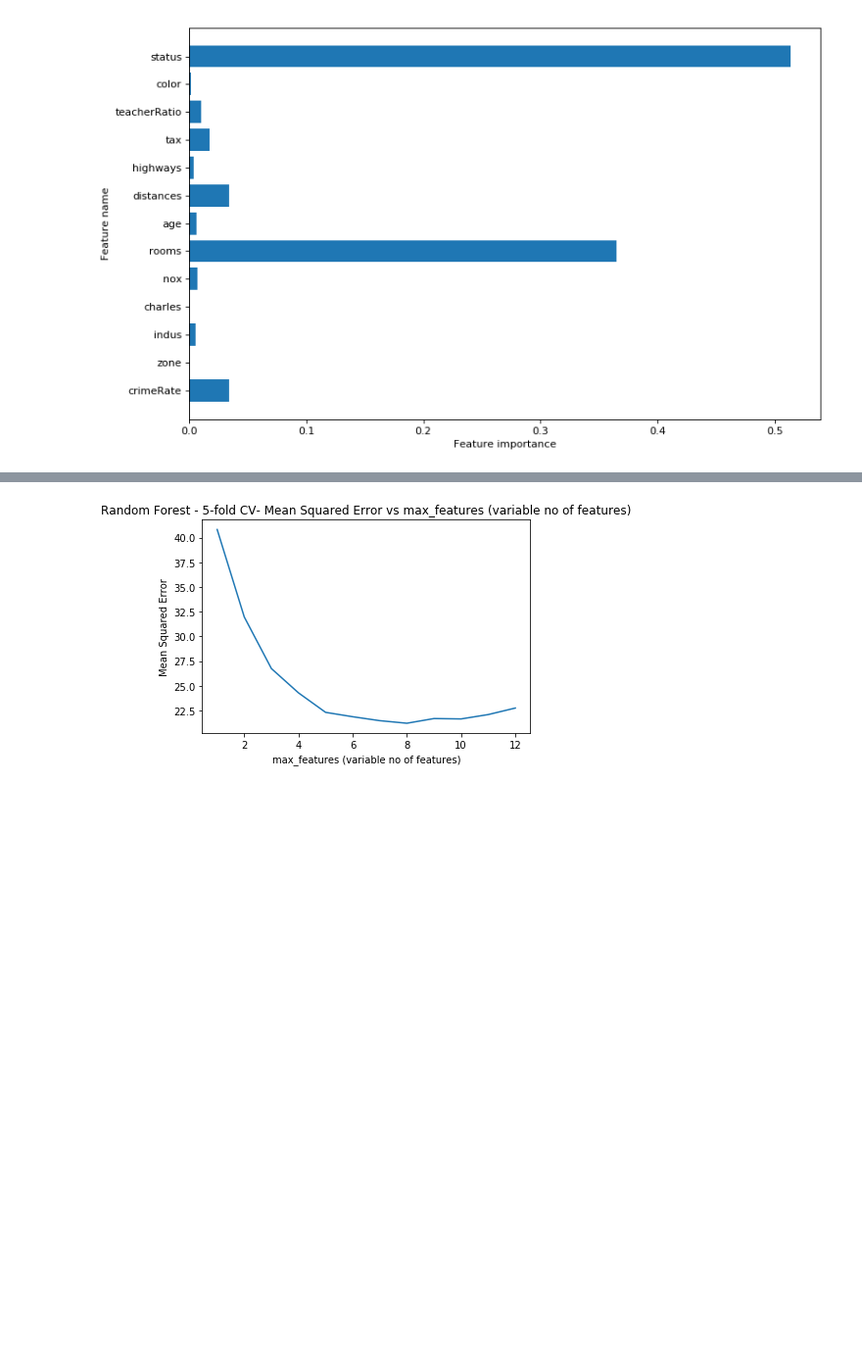
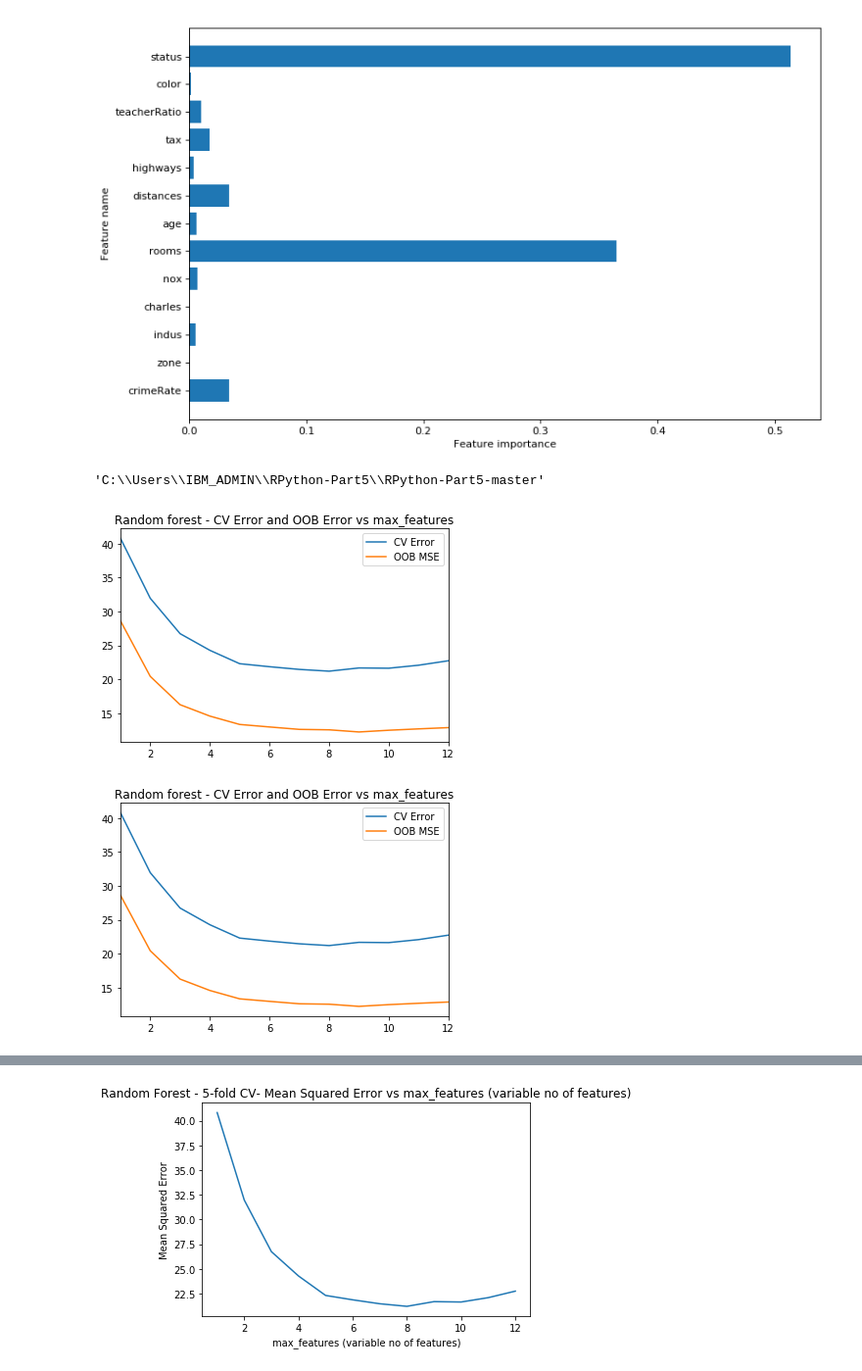
Before and after one commit to tvganesh/RPython-Part5, a Jupyter notebook: RandPython-Part5.ipynb, the cells around one changed output, grey strips where cells are left out. Shown at 98% size. Cells and saved outputs as stored; diff of their text form; code cells hidden in the pictures; blank space fills up the shorter version.

```diff
--- a/RandPython-Part5.ipynb
+++ b/RandPython-Part5.ipynb
@@ -224,7 +234,18 @@ R-squared score (test): 0.734
   0.00638577  0.03432173  0.0041244   0.01732328  0.01074148  0.0012638
   0.51373683]
 [figure]
+# %%
+os.getcwd()
+# %% [output]
+'C:\\Users\\IBM_ADMIN\\RPython-Part5\\RPython-Part5-master'
 # %%
+import numpy as np
+import pandas as pd
+import os
+import matplotlib.pyplot as plt
+from sklearn.model_selection import train_test_split
+from sklearn.ensemble import RandomForestRegressor
+from sklearn.model_selection import cross_val_score
 from sklearn.ensemble import RandomForestRegressor
 df = pd.read_csv("Boston.csv",encoding = "ISO-8859-1")
 
@@ -233,8 +254,36 @@ X=df[['crimeRate','zone', 'indus','charles','nox','rooms', 'age','distances','hi
 y=df['medianValue']
 
 cvError=[]
+oobError=[]
+oobMSE=[]
 for i in range(1,13):
-    regr = RandomForestRegressor(max_depth=4, n_estimators=400,max_features=i,random_state=0)
+    regr = RandomForestRegressor(max_depth=4, n_estimators=400,max_features=i,oob_score=True,random_state=0)
     mse= np.mean(cross_val_score(regr, X, y, cv=5,scoring = 'neg_mean_squared_error'))
     # Since this is neg_mean_squared_error I have inverted the sign to get MSE
     cvError.append(-mse)
+    # Fit on all data to compute OOB error
+    regr.fit(X, y)
+    # Record the OOB error for each `max_features=i` setting
+    oob = 1 - regr.oob_score_
+    oobError.append(oob)
+    # Get the  Out of Prediction
+    oobPred=regr.oob_prediction_
+    # Compute the Mean Squared Error between OOB Prediction and target
+    mseOOB=np.mean(np.square(oobPred-y))
+    oobMSE.append(mseOOB)
+# %%
+# Set max_features
+maxFeatures=np.arange(1,13)
+cvError=pd.DataFrame(cvError,index=maxFeatures)
+oobMSE=pd.DataFrame(oobMSE,index=maxFeatures)
+#Create a dataframe
+df=pd.concat([cvError,oobMSE],axis=1)
+df.columns=['CV Error','OOB MSE']
+
+fig8=df.plot()
+fig8=plt.title('Random forest - CV Error and OOB Error vs max_features')
+fig8.figure.savefig('fig8.png', bbox_inches='tight')
+plt.show()
+# %% [output]
+[figure, added]
+[figure, added]
```
Also changed, not shown: parts of 2 cells of this notebook, 1 other file.
